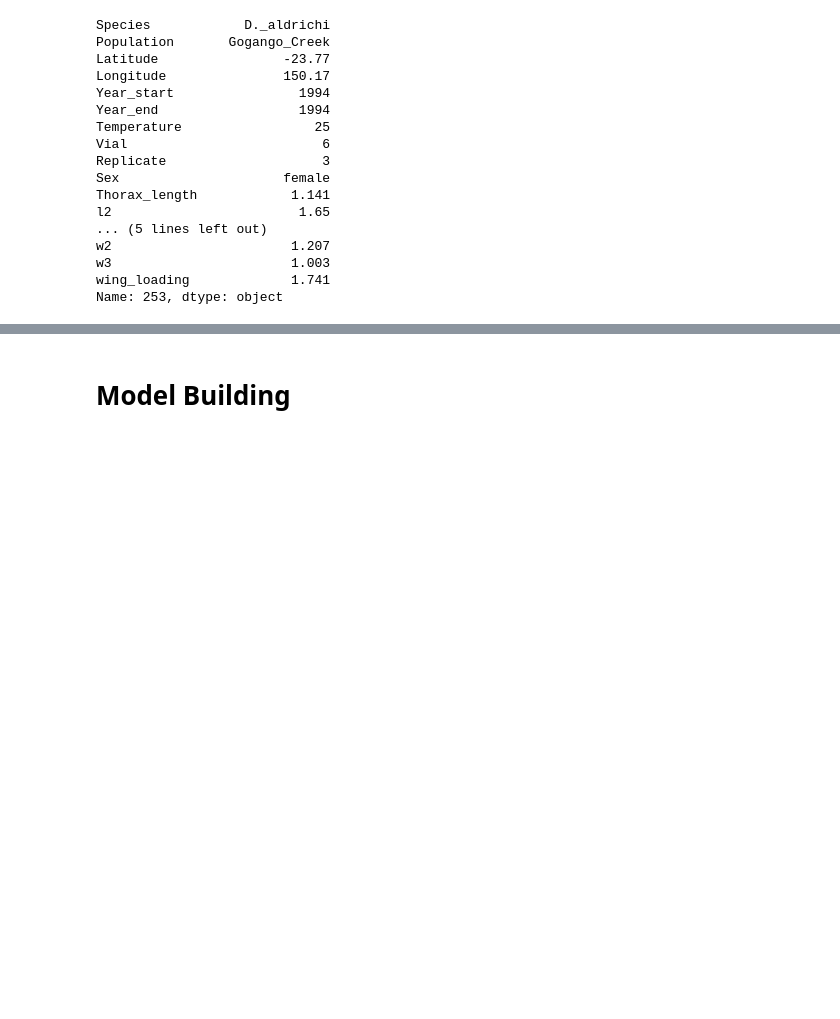
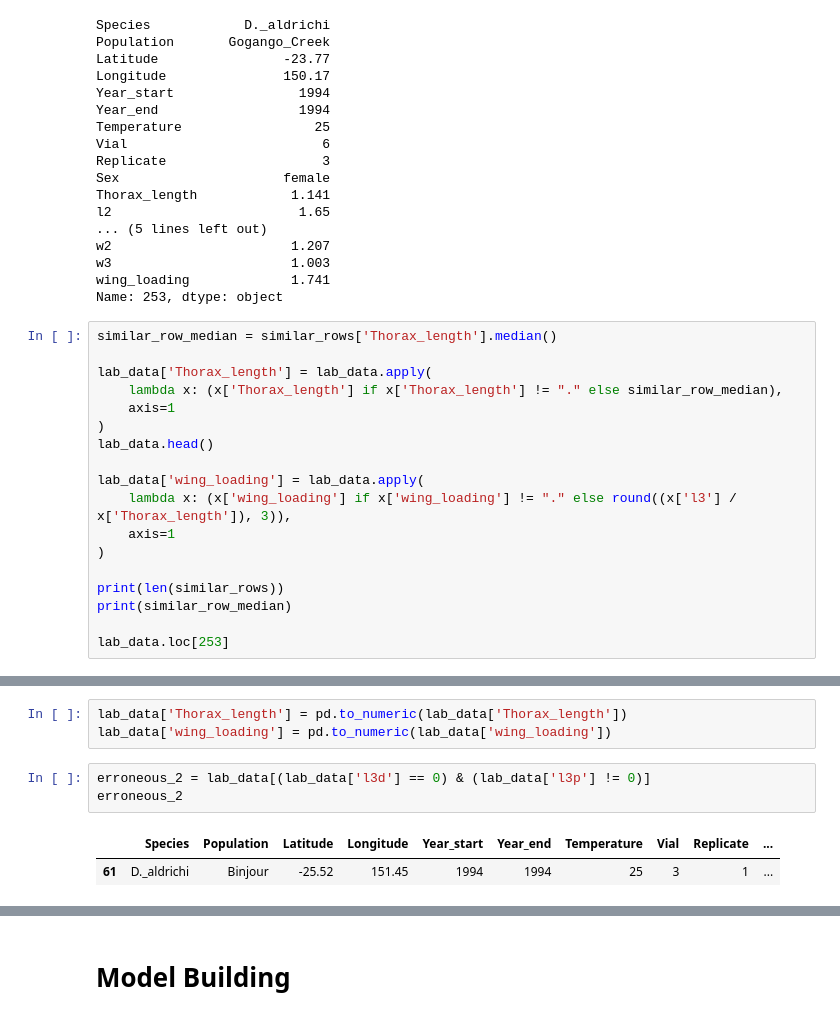
Before and after one commit to bhq12/fruit-fly-exploration, a Jupyter notebook: solutions/Sex/neural_network_exploration.ipynb, the cells around one changed output, grey strips where cells are left out. Saved outputs shown, nothing was run; the diff lists cells and outputs as text; blank space fills up the shorter version.

```diff
--- a/solutions/Sex/neural_network_exploration.ipynb
+++ b/solutions/Sex/neural_network_exploration.ipynb
@@ -88,3 +88,21 @@ w2                       1.207
 w3                       1.003
 wing_loading             1.741
 Name: 253, dtype: object
+# %%
+similar_row_median = similar_rows['Thorax_length'].median()
+
+lab_data['Thorax_length'] = lab_data.apply(
+    lambda x: (x['Thorax_length'] if x['Thorax_length'] != "." else similar_row_median),
+    axis=1
+)
+lab_data.head()
+
+lab_data['wing_loading'] = lab_data.apply(
+    lambda x: (x['wing_loading'] if x['wing_loading'] != "." else round((x['l3'] / x['Thorax_length']), 3)),
+    axis=1
+)
+
+print(len(similar_rows))
+print(similar_row_median)
+
+lab_data.loc[253]
@@ -90,0 +129,9 @@ Name: 253, dtype: object
+# %%
+lab_data['Thorax_length'] = pd.to_numeric(lab_data['Thorax_length'])
+lab_data['wing_loading'] = pd.to_numeric(lab_data['wing_loading'])
+# %%
+erroneous_2 = lab_data[(lab_data['l3d'] == 0) & (lab_data['l3p'] != 0)]
+erroneous_2
+# %% [output]
+|  | Species | Population | Latitude | Longitude | Year_start | Year_end | Temperature | Vial | Replicate | ... |
+| 61 | D._aldrichi | Binjour | -25.52 | 151.45 | 1994 | 1994 | 25 | 3 | 1 | ... |
```
Also changed, not shown: parts of 11 cells of this notebook, 24 other files.
